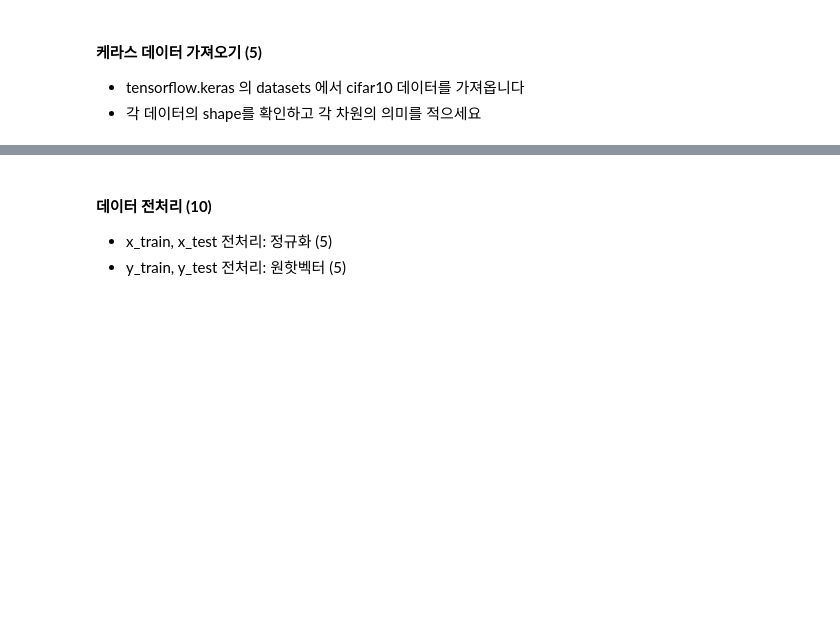
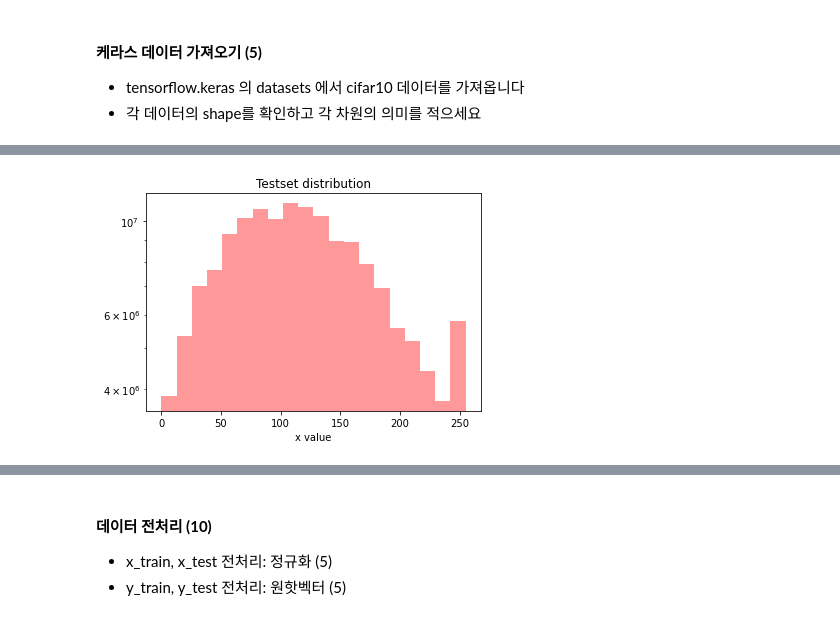
Before and after one commit to nrzsdy1993/Deeplearning_Basic, a Jupyter notebook: 시험_실기1.ipynb, the cells around one changed output, grey strips where cells are left out. Cells and saved outputs as stored; diff of their text form; code cells hidden in the pictures; blank space fills up the shorter version.

```diff
--- a/시험_실기1.ipynb
+++ b/시험_실기1.ipynb
@@ -36,0 +107,9 @@
+# %%
+plt.title("Testset distribution")
+plt.xlabel("x value")
+
+plt.hist(np.reshape(x_train, (50000*32*32*3)),log=True,  color='red', bins=20, alpha=0.4)
+
+plt.show()
+# %% [output]
+[figure, added]
```
Also changed, not shown: parts of 28 cells of this notebook.
